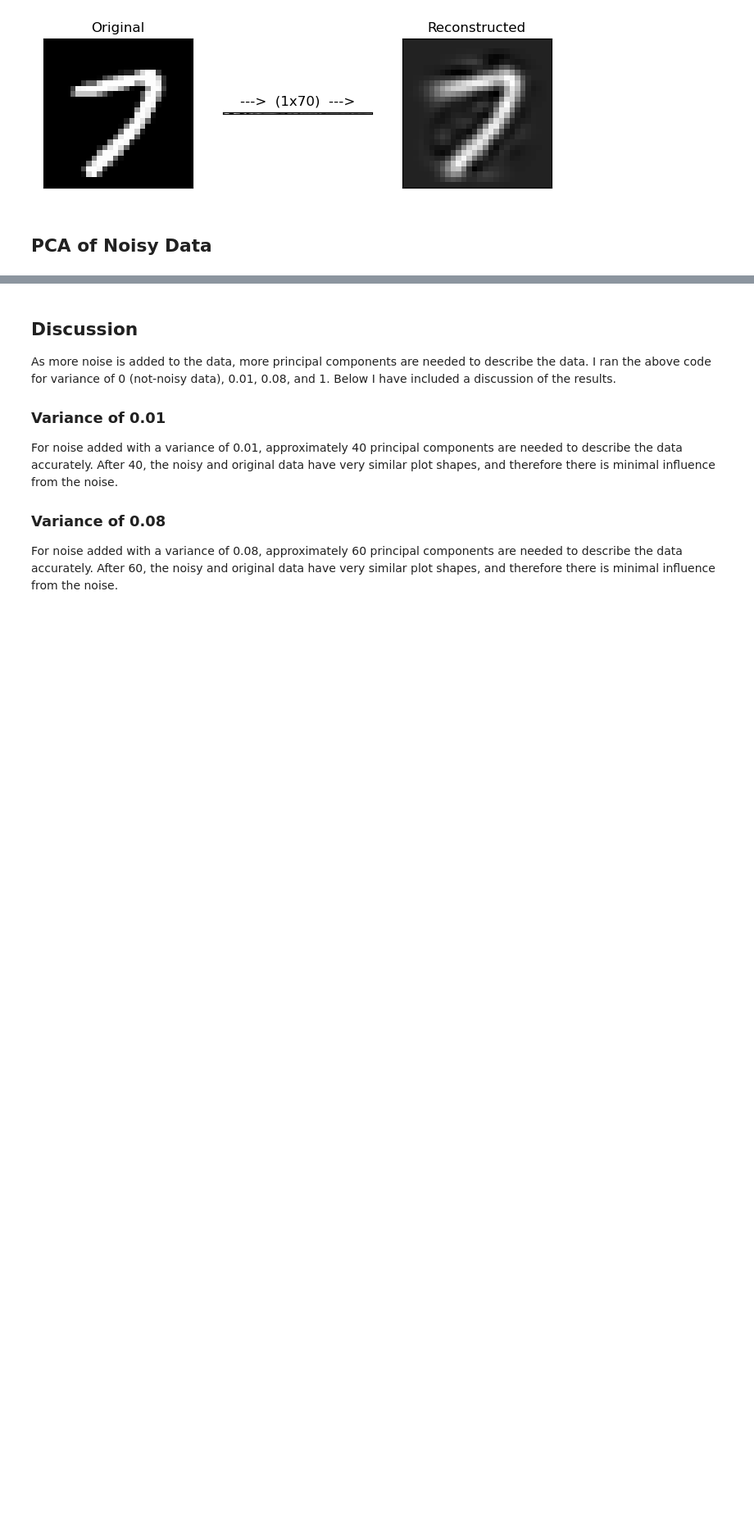
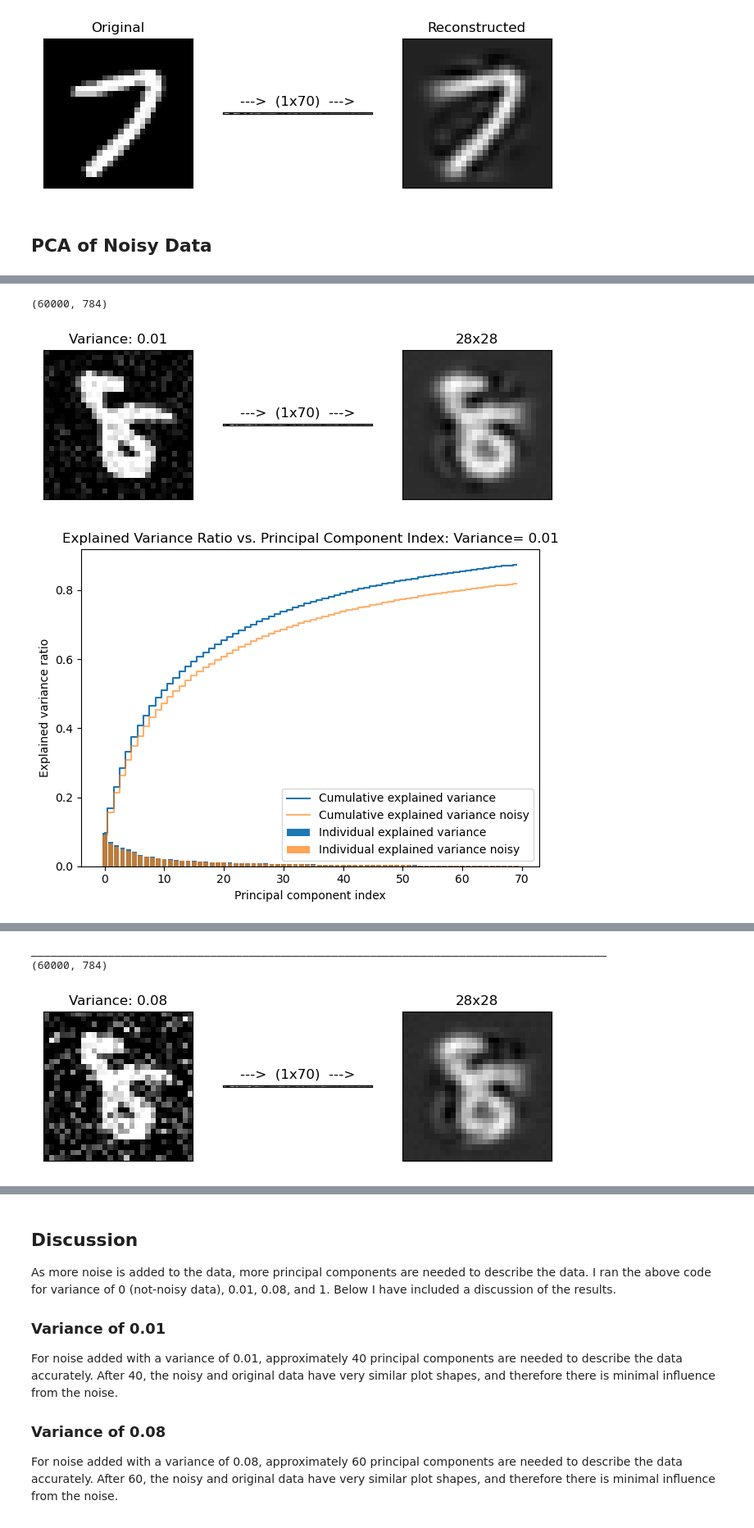
Before and after one commit to karlzam/school, a Jupyter notebook: phys555/assignment01/A1Q3-KZammit.ipynb, the cells around one changed output, grey strips where cells are left out. Shown at 82% size. Cells and saved outputs as stored; diff of their text form; code cells hidden in the pictures; blank space fills up the shorter version.

```diff
--- a/phys555/assignment01/A1Q3-KZammit.ipynb
+++ b/phys555/assignment01/A1Q3-KZammit.ipynb
@@ -165,0 +92,77 @@ plt.show()
+# %%
+# Set the variance value (please adjust this if you'd like to see the difference between different variance values and rerun the rest of the code)
+var = [0.01, 0.08, 1]
+n_pic = np.random.choice(np.arange(len(noisy_images_tr)))
+
+for ii in range(0, len(var)):
+    noisy_images_tr = skimage.util.random_noise(inp_tr, mode='gaussian', seed=None, clip=True, var=var[ii])
+    print(noisy_images_tr.shape)
+
+    for kc in [70]:
+        n_components=kc
+        pca=PCA(n_components=n_components)
+
+        # same thing as fit_transform from q1
+        pca.fit(noisy_images_tr)
+        inp_tr_pca_noisy = pca.transform(noisy_images_tr)
+
+        exp_var_pca_noisy = pca.explained_variance_ratio_
+        cum_sum_eigenvalues_noisy = np.cumsum(exp_var_pca_noisy)
+
+        plt.figure(n_pic, figsize=(8,8))
+        approximation = pca.inverse_transform(inp_tr_pca_noisy[n_pic]) # re-construct the image
+        fig = plt.figure(n_pic)
+
+        plt.subplot(1, 3, 1)
+        plt.imshow(noisy_images_tr[n_pic].reshape(28,28),cmap='gray')
+        plt.title('Variance: ' + str(var[ii]))
+        plt.xticks([])
+        plt.yticks([])
+
+        plt.subplot(1, 3, 2)
+        plt.imshow(inp_tr_pca_noisy[n_pic].reshape((-1, n_components)),cmap='gray')
+        plt.title('--->  (1x'+str(n_components)+')  --->')
+        plt.xticks([])
+        plt.yticks([])
+
+        plt.subplot(1, 3, 3)
+        plt.imshow(approximation.reshape(28,28),cmap='gray')
+        plt.title('28x28')
+        plt.xticks([])
+        plt.yticks([])
+        plt.show()
+
+    # Create the visualization plot
+    plt.bar(range(0,len(exp_var_pca_orig)), exp_var_pca_orig, alpha=1, align='center', label='Individual explained variance')
+    plt.step(range(0,len(cum_sum_eigenvalues_orig)), cum_sum_eigenvalues_orig, where='mid',label='Cumulative explained variance')
+
+    plt.bar(range(0,len(exp_var_pca_noisy)), exp_var_pca_noisy, alpha=0.7, align='center', label='Individual explained variance noisy')
+    plt.step(range(0,len(cum_sum_eigenvalues_noisy)), cum_sum_eigenvalues_noisy, where='mid',label='Cumulative explained variance noisy', alpha=0.6)
+
+    plt.ylabel('Explained variance ratio')
+    plt.xlabel('Principal component index')
+    plt.legend(loc='best')
+    plt.title('Explained Variance Ratio vs. Principal Component Index: Variance= ' + str(var[ii]))
+    plt.tight_layout()
+    plt.show()
+
+    # Create the visualization plot zoomed in
+    plt.bar(range(0,len(exp_var_pca_orig)), exp_var_pca_orig, alpha=1, align='center', label='Individual explained variance')
+    plt.step(range(0,len(cum_sum_eigenvalues_orig)), cum_sum_eigenvalues_orig, where='mid',label='Cumulative explained variance')
+
+    plt.bar(range(0,len(exp_var_pca_noisy)), exp_var_pca_noisy, alpha=0.7, align='center', label='Individual explained variance noisy')
+    plt.step(range(0,len(cum_sum_eigenvalues_noisy)), cum_sum_eigenvalues_noisy, where='mid',label='Cumulative explained variance noisy', alpha=0.6)
+
+    plt.ylabel('Explained variance ratio')
+    plt.xlabel('Principal component index')
+    plt.legend(loc='best')
+    plt.title('Zoomed: Variance= ' + str(var[ii]))
+    plt.xlim(0, 70)
+    plt.ylim(0, 0.1)
+    plt.show()
+
+    print('__________________________________________________________________________________________')
+# %% [output]
+(60000, 784)
+[figure, added]
+[figure, added]
@@ -165,0 +170,3 @@ plt.show()
+__________________________________________________________________________________________
+(60000, 784)
+[figure, added]
```
Also changed, not shown: parts of 6 cells of this notebook, 3 other files.
